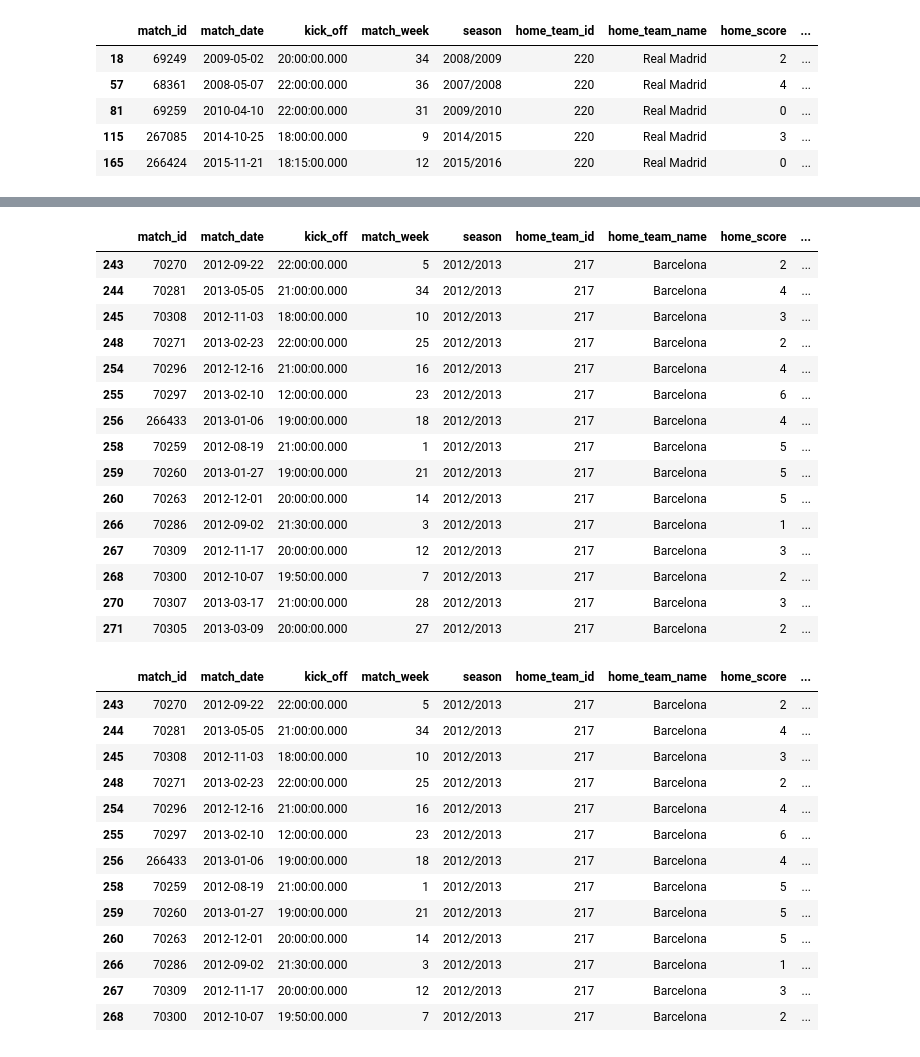
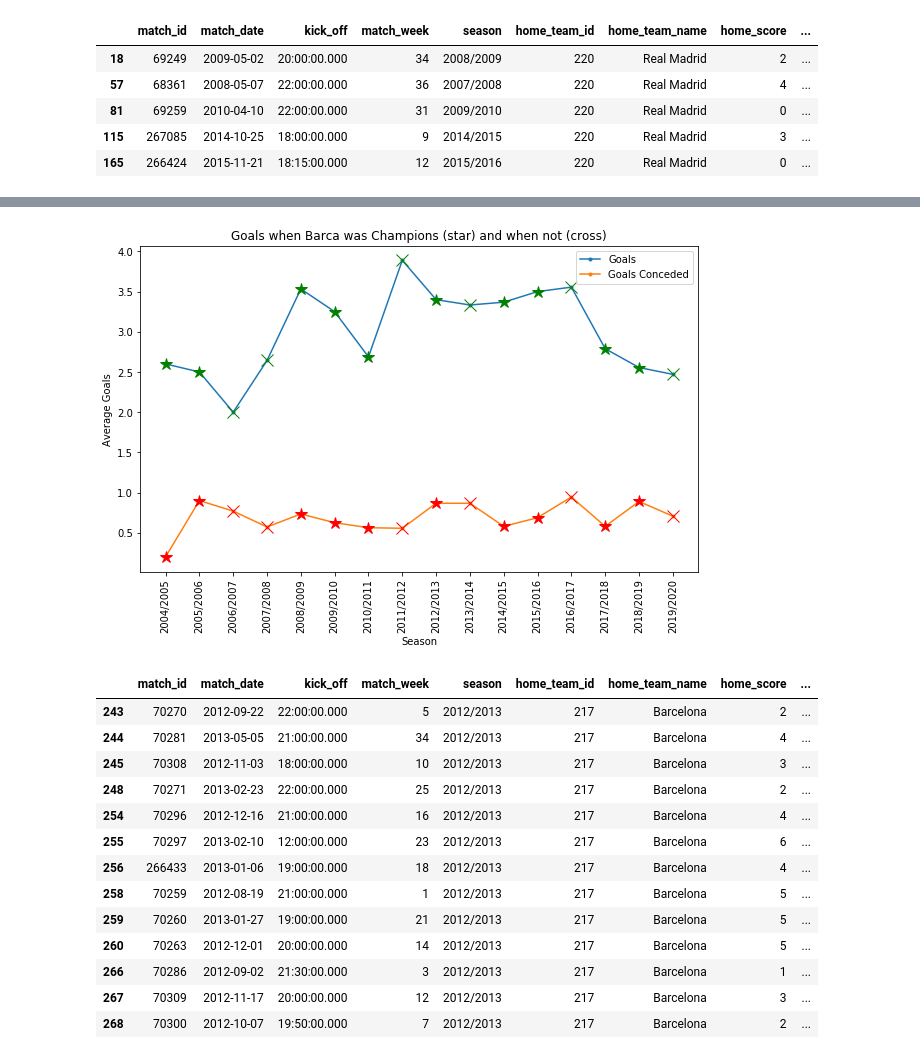
Before and after one commit to christouandr7/statsbomb_laliga, a Jupyter notebook: LaLiga.ipynb, the cells around one changed output, grey strips where cells are left out. Cells and saved outputs as stored; diff of their text form; code cells hidden in the pictures.

Commit message:
Update LaLiga.ipynb 13.09

```diff
--- a/LaLiga.ipynb
+++ b/LaLiga.ipynb
@@ -262,10 +252,45 @@ plt.show()
+# %%
+#get La Liga champions https://en.wikipedia.org/wiki/List_of_Spanish_football_champions
+season_champion = ["Barcelona", "Barcelona", "Real Madrid", "Real Madrid", "Barcelona", "Barcelona",
+                  "Barcelona", "Real Madrid", "Barcelona", "Atlético Madrid", "Barcelona","Barcelona", "Real Madrid",
+                  "Barcelona", "Barcelona", "Real Madrid"]
+
+champions = pd.DataFrame()
+champions["seasons"] = seasons_names
+champions["winner"] = season_champion
+
+barca_champions = champions[champions["winner"] == "Barcelona"]
+# %%
+def barca_markers(row):
+    if row["winner"] != "Barcelona":
+        val = "x"
+    else:
+        val = "*"
+    return val
+
+markers = (champions.apply(barca_markers, axis = 1))
+
+no_of_seasons = range(i)
+
+plt.plot(no_of_seasons, barca_goals_home, no_of_seasons, barca_goals_away, marker = ".")
+
+for j, mi in enumerate(markers):
+    plt.plot(no_of_seasons[j], barca_goals_home[j], marker = markers[j], color = "green", markersize = 12)
+    plt.plot(no_of_seasons[j], barca_goals_away[j], marker = markers[j], color = "red", markersize = 12)
+
+plt.legend(["Goals", "Goals Conceded"])
+plt.title("Goals when Barca was Champions (star) and when not (cross)")
+plt.xticks(no_of_seasons, seasons_names, rotation = "vertical")
+plt.xlabel("Season")
+plt.ylabel("Average Goals")
+plt.show()
+# %% [output]
+[figure, added]
 # %%
-barca_home_matches_11_12 = barca_home[barca_home["season"] == "2012/2013"]
-barca_home_matches_ids_11_12 = barca_home_matches_11_12.match_id
+barca_home_matches_12_13 = barca_home[barca_home["season"] == "2012/2013"]
+barca_home_matches_ids_12_13 = barca_home_matches_12_13.match_id
 
 #barca_home
-barca_home_matches_11_12
-
 
 def f(row):
     if row["away_score"] >= 1:
@@ -274,25 +299,7 @@ def f(row):
         val = False
     return val
 
-barca_home_matches_11_12["conc"] = barca_home_matches_11_12.apply(f, axis = 1)
-barca_home_matches_11_12
+barca_home_matches_12_13["conc"] = barca_home_matches_12_13.apply(f, axis = 1)
-# %% [output]
-|  | match_id | match_date | kick_off | match_week | season | home_team_id | home_team_name | home_score | ... |
-| 243 | 70270 | 2012-09-22 | 22:00:00.000 | 5 | 2012/2013 | 217 | Barcelona | 2 | ... |
-| 244 | 70281 | 2013-05-05 | 21:00:00.000 | 34 | 2012/2013 | 217 | Barcelona | 4 | ... |
-| 245 | 70308 | 2012-11-03 | 18:00:00.000 | 10 | 2012/2013 | 217 | Barcelona | 3 | ... |
-| 248 | 70271 | 2013-02-23 | 22:00:00.000 | 25 | 2012/2013 | 217 | Barcelona | 2 | ... |
-| 254 | 70296 | 2012-12-16 | 21:00:00.000 | 16 | 2012/2013 | 217 | Barcelona | 4 | ... |
-| 255 | 70297 | 2013-02-10 | 12:00:00.000 | 23 | 2012/2013 | 217 | Barcelona | 6 | ... |
-| 256 | 266433 | 2013-01-06 | 19:00:00.000 | 18 | 2012/2013 | 217 | Barcelona | 4 | ... |
-| 258 | 70259 | 2012-08-19 | 21:00:00.000 | 1 | 2012/2013 | 217 | Barcelona | 5 | ... |
-| 259 | 70260 | 2013-01-27 | 19:00:00.000 | 21 | 2012/2013 | 217 | Barcelona | 5 | ... |
-| 260 | 70263 | 2012-12-01 | 20:00:00.000 | 14 | 2012/2013 | 217 | Barcelona | 5 | ... |
-| 266 | 70286 | 2012-09-02 | 21:30:00.000 | 3 | 2012/2013 | 217 | Barcelona | 1 | ... |
-| 267 | 70309 | 2012-11-17 | 20:00:00.000 | 12 | 2012/2013 | 217 | Barcelona | 3 | ... |
-| 268 | 70300 | 2012-10-07 | 19:50:00.000 | 7 | 2012/2013 | 217 | Barcelona | 2 | ... |
-| 270 | 70307 | 2013-03-17 | 21:00:00.000 | 28 | 2012/2013 | 217 | Barcelona | 3 | ... |
-| 271 | 70305 | 2013-03-09 | 20:00:00.000 | 27 | 2012/2013 | 217 | Barcelona | 2 | ... |
 # %%
 #print(all_files)
 match_p = pd.DataFrame()
```
Also changed, not shown: parts of 12 cells of this notebook.
